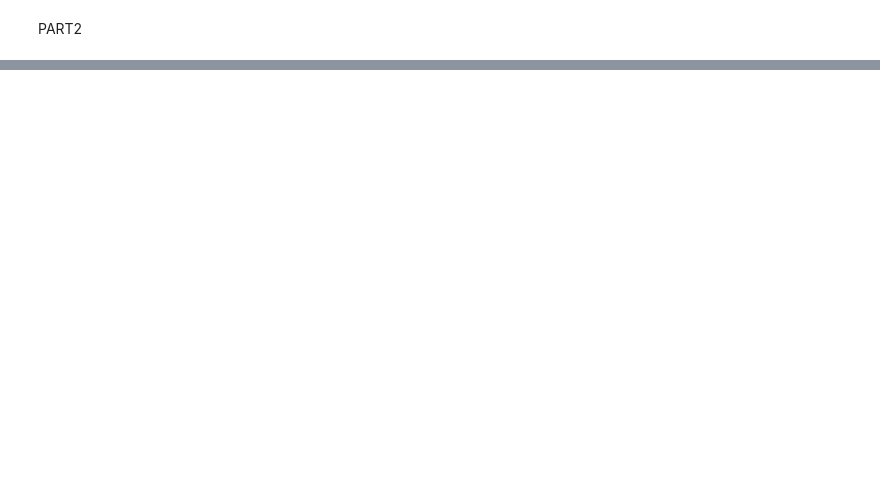
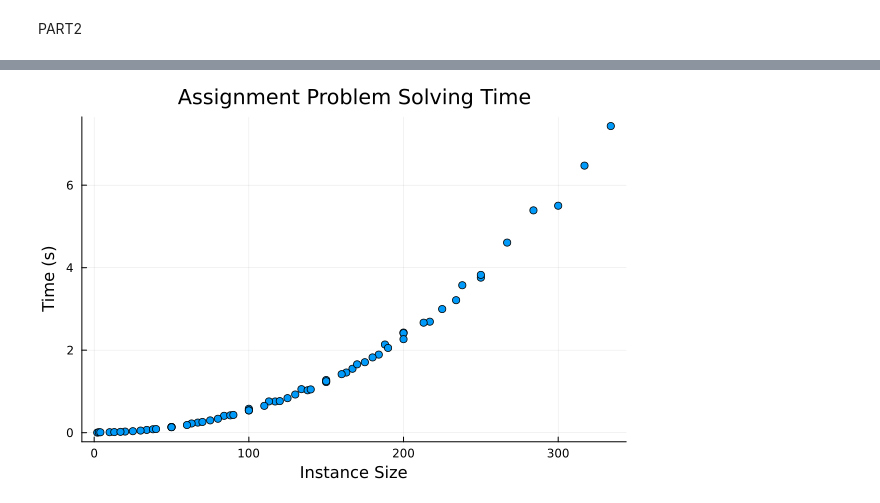
Before and after one commit to BrieucDallemagne/Projet_Combi_opti_LINMA2450, a Jupyter notebook: assignement.ipynb, the cells around one changed output, grey strips where cells are left out. Drawn from its saved outputs; the diff is of its cells as text; code cells hidden in the pictures; blank space fills up the shorter version.

```diff
--- a/assignement.ipynb
+++ b/assignement.ipynb
@@ -81,7 +81,7 @@ function build_patterns(l::Vector{Int}, d::Vector{Int}, L::Int; m_max::Int=200)
 end
 
 function solve_P1(L::Int, l::Vector{Int}, d::Vector{Int}, P::Vector{Pattern};
-                  timelimit::Float64=20)
+                  timelimit::Float64=20.0)
     T = length(P)
     model = Model(HiGHS.Optimizer) #Gurobi quand licence ok
     set_silent(model)
@@ -235,0 +489,50 @@ println("Optimal assignment for non-square matrix: ", assignment2)
+# %%
+sizes = Int[]
+times = Float64[]
+files = readdir("Instances/DeliveryAssignment")
+for file in files
+    if endswith(file, ".dat")
+        #println("\nSolving assignment problem from file: ", file)
+        try
+            lines = readlines(joinpath("Instances/DeliveryAssignment", file))
+
+            d_start =  findfirst(contains("Nodes to be delivered"), lines)
+            delivered_nodes = parse.(Int, split(lines[d_start+1], ','))
+            m = length(delivered_nodes)
+
+            wh_start = findfirst(contains("Warehouses"), lines)
+            warehouses_nodes = parse.(Int, split(lines[wh_start+1], ','))
+            n = length(warehouses_nodes)
+
+            start = findfirst(contains("Distance matrix"), lines)
+            numeric_lines = filter(!isempty, lines[(start+1):end])
+            matrix = [parse.(Float64, split(l)) for l in numeric_lines] |> x -> reduce(vcat, permutedims.(x))
+
+            C = Array{Float64,2}(undef, m, n)
+            for (i, del) in enumerate(delivered_nodes)
+                for (j, wh) in enumerate(warehouses_nodes)
+                    C[i, j] = matrix[del, wh]
+                end
+            end
+
+            t_start = time()
+            assignment, total_cost = MILP_method(C)
+            t_end = time()
+            t_solve = t_end - t_start
+
+            #println("  Total cost of assignment: ", total_cost)
+            #println("  Assignment: ", assignment)
+            #println("  Time taken: ", round(t_solve, digits=3), " s")
+
+            push!(sizes, max(m,n))
+            push!(times, t_solve)
+            plot(sizes, times, xlabel="Instance Size", ylabel="Time (s)", title="Assignment Problem Solving Time", legend=false, marker=:circle)
+        catch e
+            println("  Error solving instance: ", file, "   Error: ", e)
+        end
+    end
+end
+
+plot(sizes, times,seriestype = :scatter, xlabel="Instance Size", ylabel="Time (s)", title="Assignment Problem Solving Time", legend=false, marker=:circle)
+# %% [output]
+[figure, added]
```
Also changed, not shown: parts of 8 cells of this notebook.
